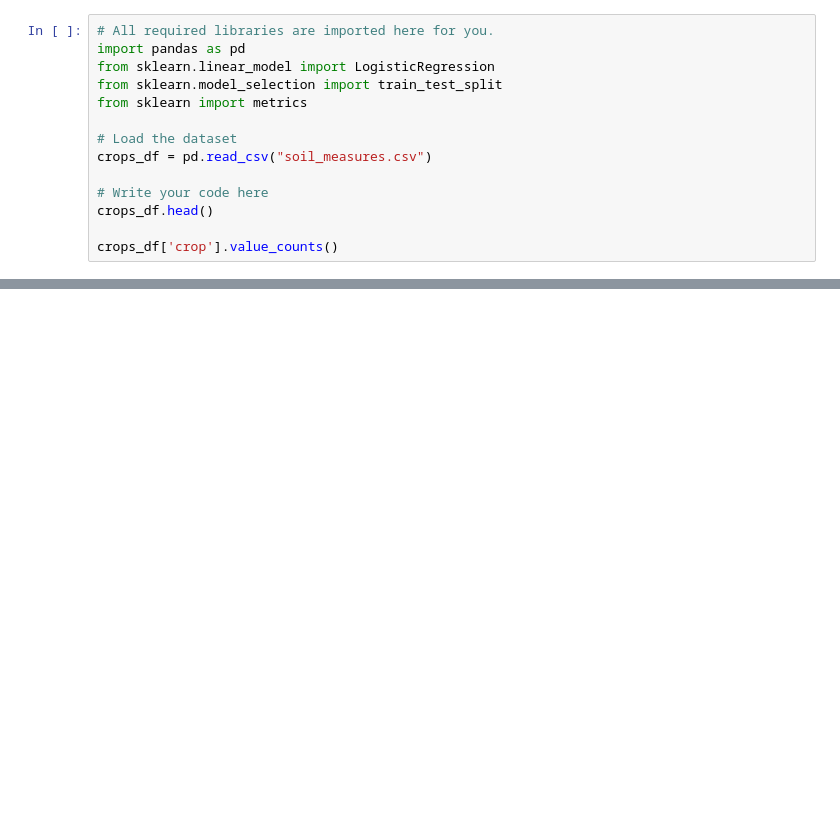
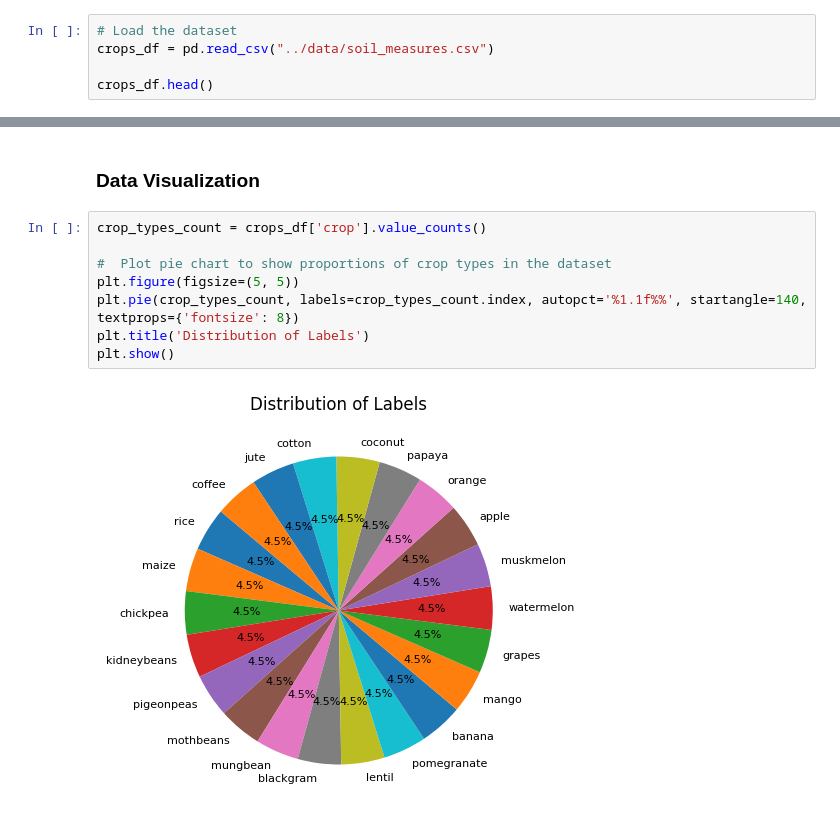
Before and after one commit to matchi-1/Predictive-Modeling-for-Agriculture, a Jupyter notebook: notebooks/Predictive-Modeling-for-Agriculture.ipynb, the cells around one changed output, grey strips where cells are left out. Cells and saved outputs as stored; diff of their text form; blank space fills up the shorter version.

Commit message:
Trained model + hyperparameter tuning

```diff
--- a/notebooks/Predictive-Modeling-for-Agriculture.ipynb
+++ b/notebooks/Predictive-Modeling-for-Agriculture.ipynb
@@ -21,15 +37,6 @@ In this project, you will build multi-class classification models to predict the
 # %%
-# All required libraries are imported here for you.
-import pandas as pd
-from sklearn.linear_model import LogisticRegression
-from sklearn.model_selection import train_test_split
-from sklearn import metrics
+# Load the dataset
+crops_df = pd.read_csv("../data/soil_measures.csv")
 
-# Load the dataset
-crops_df = pd.read_csv("soil_measures.csv")
-
-# Write your code here
 crops_df.head()
-
-crops_df['crop'].value_counts()
 # %% [output]
@@ -79,0 +84,12 @@ crops_df.describe()
+# %% [markdown]
+### Data Visualization
+# %%
+crop_types_count = crops_df['crop'].value_counts()
+
+#  Plot pie chart to show proportions of crop types in the dataset
+plt.figure(figsize=(5, 5))
+plt.pie(crop_types_count, labels=crop_types_count.index, autopct='%1.1f%%', startangle=140, textprops={'fontsize': 8})
+plt.title('Distribution of Labels')
+plt.show()
+# %% [output]
+[figure, added]
```
Also changed, not shown: parts of 34 cells of this notebook.
